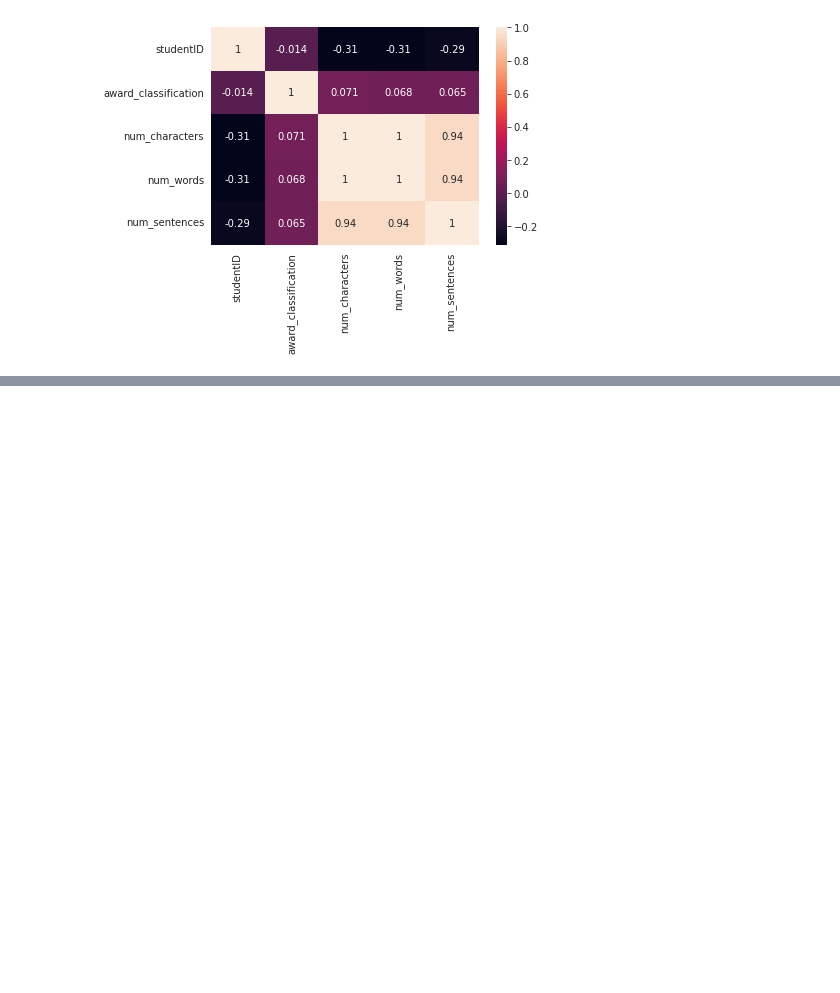
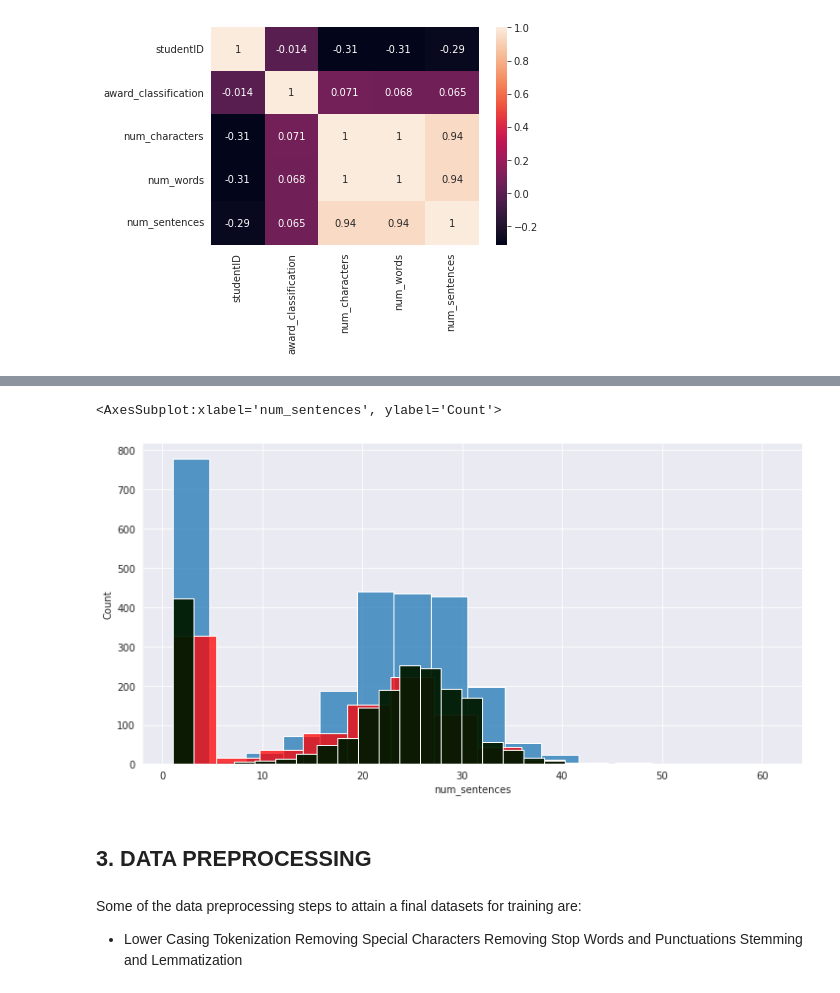
Before and after one commit to Abbracx/personal-statement-analysis, a Jupyter notebook: Personal statement analysis.ipynb, the cells around one changed output, grey strips where cells are left out. Drawn from its saved outputs; the diff is of its cells as text; code cells hidden in the pictures; blank space fills up the shorter version.

```diff
--- a/Personal statement analysis.ipynb
+++ b/Personal statement analysis.ipynb
@@ -417,0 +457,21 @@ sns.heatmap(df.corr(), annot=True)
+# %%
+# Histogram plots for number of sentences
+plt.figure(figsize=(12, 6))
+sns.histplot(df[df['award_classification'] == 0]['num_sentences'])
+sns.histplot(df[df['award_classification'] == 1]['num_sentences'], color='red')
+sns.histplot(df[df['award_classification'] == 2]['num_sentences'], color='green')
+sns.histplot(df[df['award_classification'] == 3]['num_sentences'], color='yellow')
+sns.histplot(df[df['award_classification'] == 2]['num_sentences'], color='black')
+# %% [output]
+<AxesSubplot:xlabel='num_sentences', ylabel='Count'>
+[figure, added]
+# %% [markdown]
+## 3. DATA PREPROCESSING
+# %% [markdown]
+Some of the data preprocessing steps to attain a final datasets for training are:
+
+- Lower Casing
+Tokenization
+Removing Special Characters
+Removing Stop Words and Punctuations
+Stemming and Lemmatization
```
Also changed, not shown: parts of 6 cells of this notebook.
